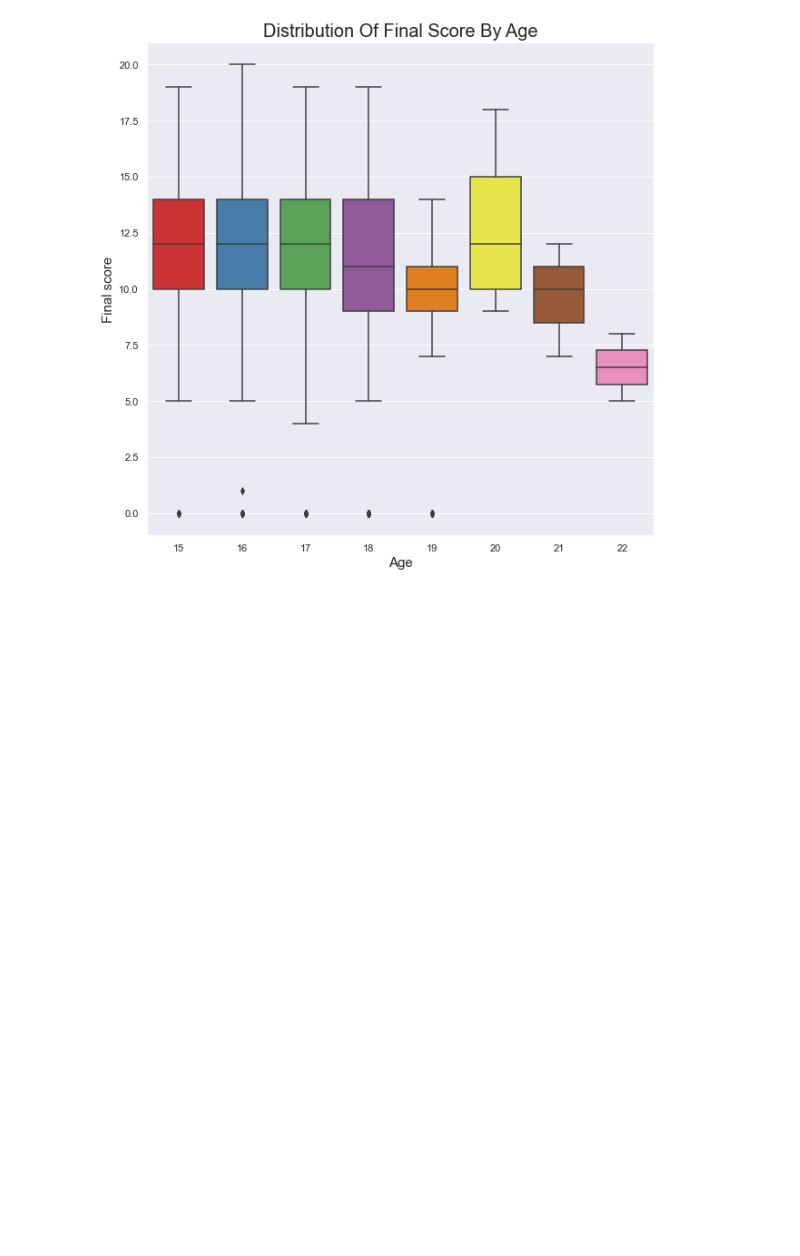
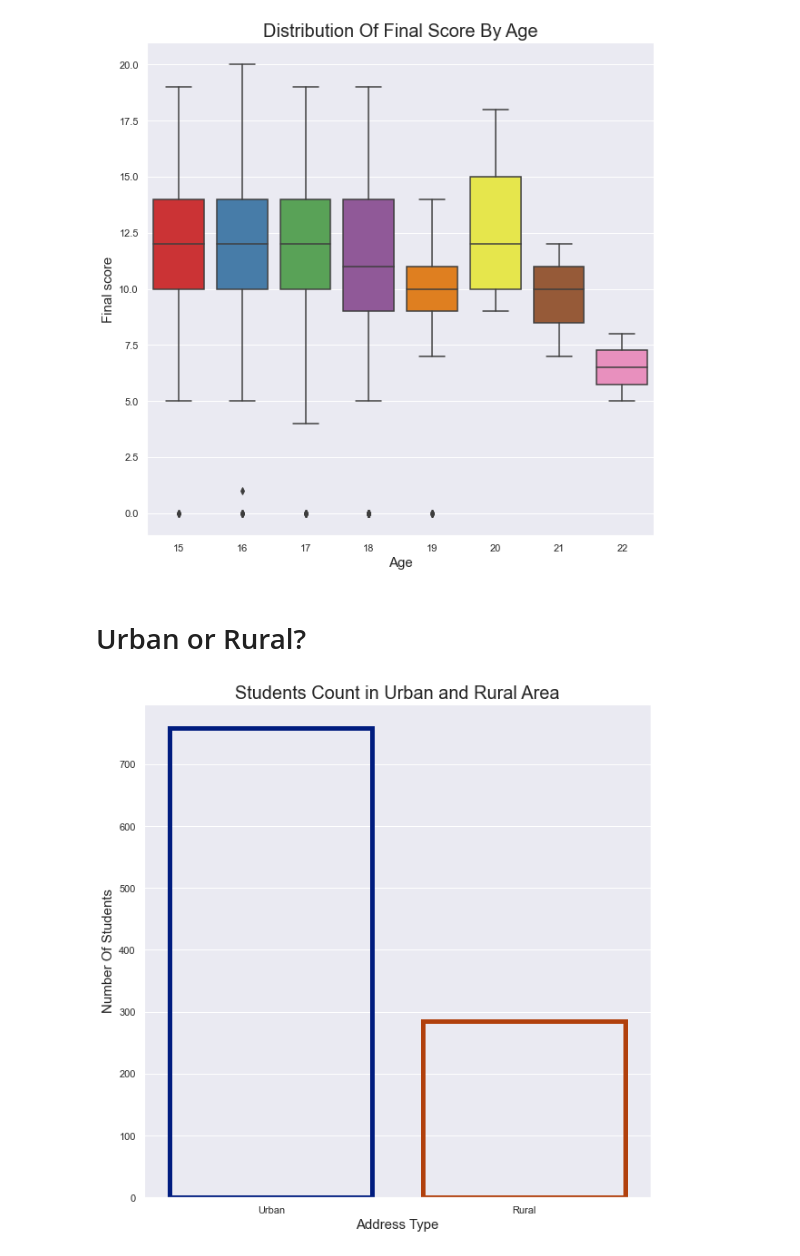
Before and after one commit to lekshmicnair/Final-Project, a Jupyter notebook: machine_learning_student_analysis.ipynb, the cells around one changed output. Saved outputs shown, nothing was run; the diff lists cells and outputs as text; code cells hidden in the pictures; blank space fills up the shorter version.

```diff
--- a/machine_learning_student_analysis.ipynb
+++ b/machine_learning_student_analysis.ipynb
@@ -554,3 +538,17 @@ plt.xlabel('Age', fontsize=15)
 # %% [output]
 Text(0.5, 0, 'Age')
 [figure]
+# %% [markdown]
+# Urban or Rural?
+# %%
+# Address: urban vs. rural
+student_data_df.address = student_data_df.address.map({'U':'Urban', 'R':'Rural'})
+
+plt.figure(figsize=(10,10))
+sns.countplot(student_data_df.address, facecolor=(0, 0, 0, 0),linewidth=5,edgecolor=sns.color_palette("dark", 2))
+plt.title('Students Count in Urban and Rural Area', fontsize=20)
+plt.xlabel('Address Type', fontsize=15)
+plt.ylabel('Number Of Students', fontsize=15)
+plt.savefig ('Visualizations/urban_rural.png')
+# %% [output]
+[figure, added]
```
Also changed, not shown: parts of 24 cells of this notebook, 20 other files.
